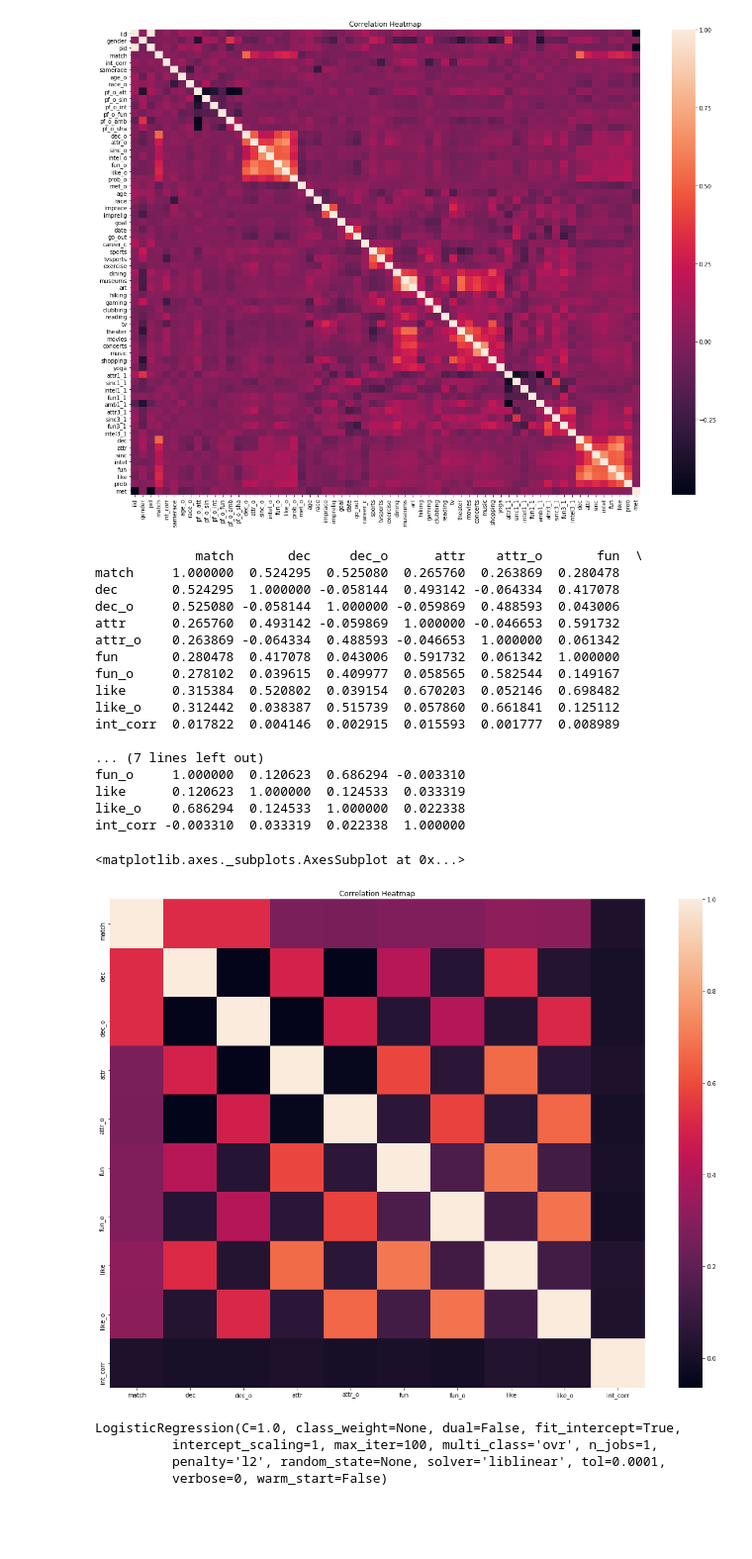
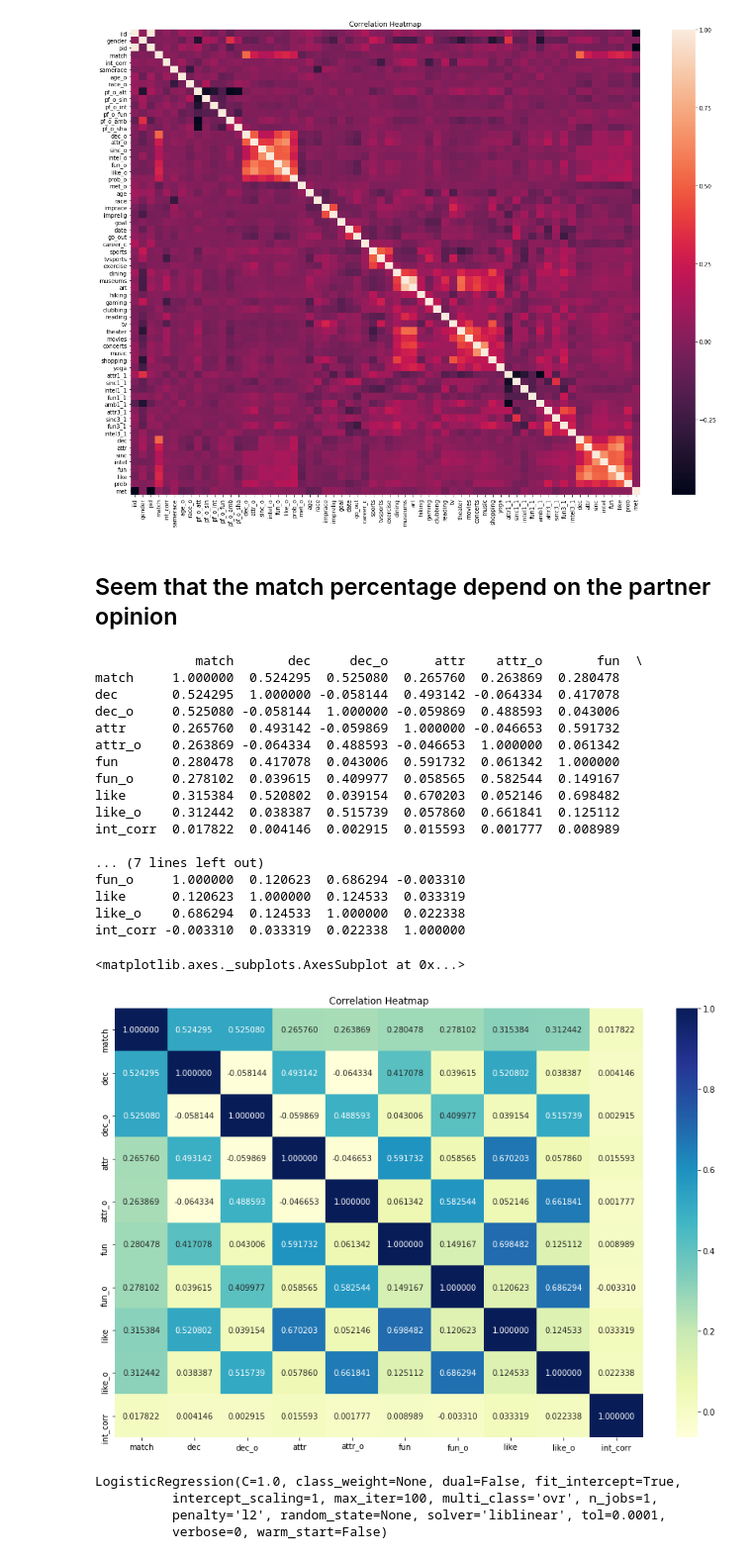
Before and after one commit to tranquidao/HomeWorkSubmit, a Jupyter notebook: dating_data_analyzing.ipynb, the cells around one changed output. Shown at 99% size. Saved outputs shown, nothing was run; the diff lists cells and outputs as text; code cells hidden in the pictures; blank space fills up the shorter version.

```diff
--- a/dating_data_analyzing.ipynb
+++ b/dating_data_analyzing.ipynb
@@ -258,35 +262,37 @@ sns.heatmap(corr, xticklabels=corr.columns.values, yticklabels=corr.columns.valu
 # %% [output]
 <matplotlib.axes._subplots.AxesSubplot at 0x...>
 [figure]
+# %% [markdown]
+## Seem that the match percentage depend on the partner opinion
 # %%
 data_their_like = dating_data_full[['match', 'dec','dec_o','attr','attr_o','fun','fun_o','like','like_o','int_corr']]
 # %%
-plt.subplots(figsize=(20,15))
+plt.subplots(figsize=(15,10))
 ax = plt.axes()
 ax.set_title("Correlation Heatmap")
 corr = data_their_like.corr()
 print(corr)
-sns.heatmap(corr, xticklabels=corr.columns.values, yticklabels=corr.columns.values)
+sns.heatmap(corr, xticklabels=corr.columns.values, yticklabels=corr.columns.values, cmap="YlGnBu", annot=True, fmt="f")
 # %% [output]
              match       dec     dec_o      attr    attr_o       fun  \
 match     1.000000  0.524295  0.525080  0.265760  0.263869  0.280478
 dec       0.524295  1.000000 -0.058144  0.493142 -0.064334  0.417078
 dec_o     0.525080 -0.058144  1.000000 -0.059869  0.488593  0.043006
 attr      0.265760  0.493142 -0.059869  1.000000 -0.046653  0.591732
 attr_o    0.263869 -0.064334  0.488593 -0.046653  1.000000  0.061342
 fun       0.280478  0.417078  0.043006  0.591732  0.061342  1.000000
 fun_o     0.278102  0.039615  0.409977  0.058565  0.582544  0.149167
 like      0.315384  0.520802  0.039154  0.670203  0.052146  0.698482
 like_o    0.312442  0.038387  0.515739  0.057860  0.661841  0.125112
 int_corr  0.017822  0.004146  0.002915  0.015593  0.001777  0.008989
 
 ... (7 lines left out)
 fun_o     1.000000  0.120623  0.686294 -0.003310
 like      0.120623  1.000000  0.124533  0.033319
 like_o    0.686294  0.124533  1.000000  0.022338
 int_corr -0.003310  0.033319  0.022338  1.000000
 <matplotlib.axes._subplots.AxesSubplot at 0x...>
-[figure, old version]
+[figure, new version]
 # %%
 X = data_their_like[['dec_o', 'like_o']]
 y = data_their_like['match']
```
Also changed, not shown: parts of 17 cells of this notebook.
